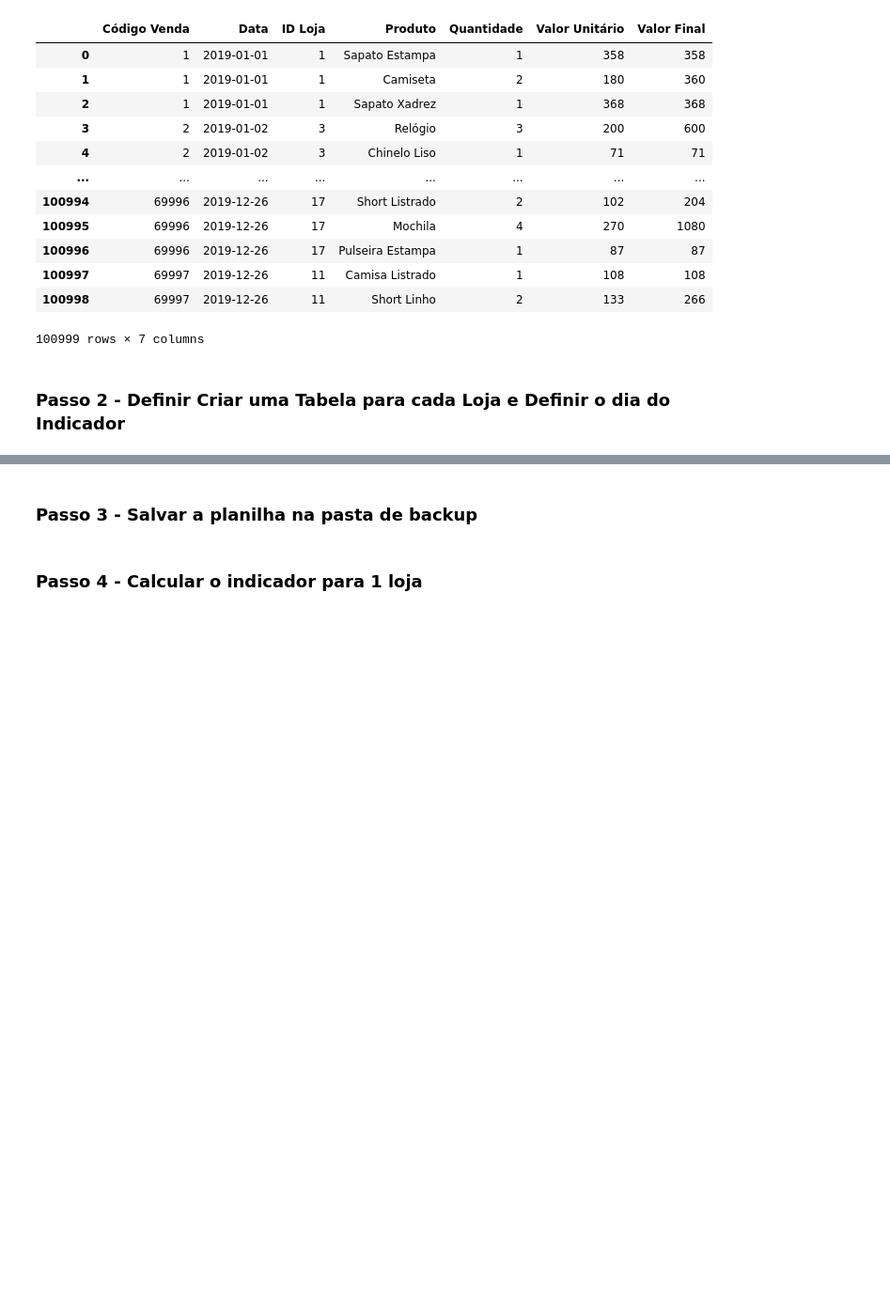
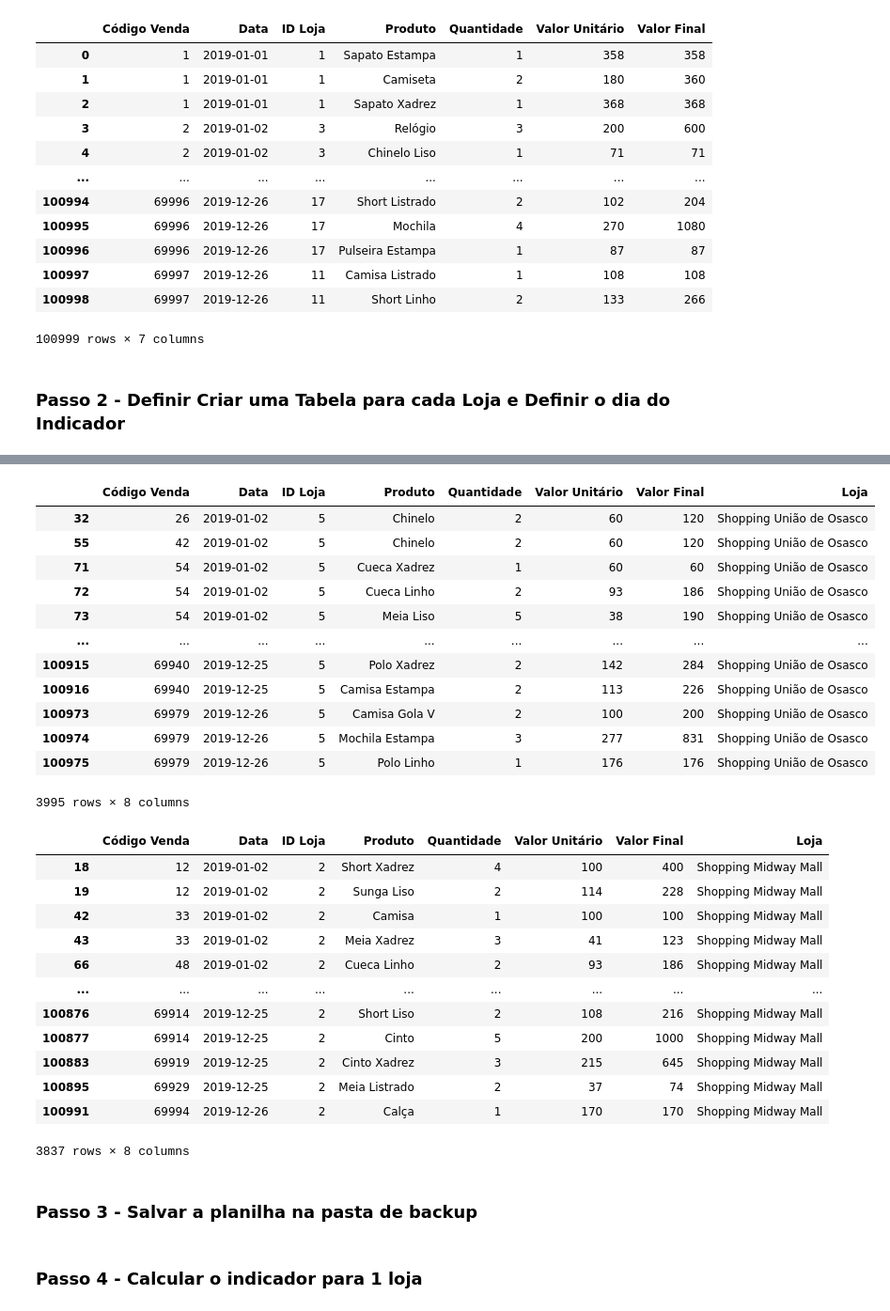
Before and after one commit to gustavocaldonho/automacaoDeProcessos, a Jupyter notebook: Automacao de Processo.ipynb, the cells around one changed output, grey strips where cells are left out. Shown at 94% size. Drawn from its saved outputs; the diff is of its cells as text; code cells hidden in the pictures; blank space fills up the shorter version.

```diff
--- a/Automacao de Processo.ipynb
+++ b/Automacao de Processo.ipynb
@@ -62,3 +80,38 @@ display(vendas)
+# %%
+dicionario_lojas = {}
+
+for loja in lojas['Loja']:
+    dicionario_lojas[loja] = vendas.loc[vendas['Loja'] == loja, :] #linhas e colunas (':' significa todas as colunas)
+
+# display(dicionario_lojas['Shopping União de Osasco'])
+# display(dicionario_lojas['Shopping Midway Mall'])
+# %% [output]
+|  | Código Venda | Data | ID Loja | Produto | Quantidade | Valor Unitário | Valor Final | Loja |
+| 32 | 26 | 2019-01-02 | 5 | Chinelo | 2 | 60 | 120 | Shopping União de Osasco |
+| 55 | 42 | 2019-01-02 | 5 | Chinelo | 2 | 60 | 120 | Shopping União de Osasco |
+| 71 | 54 | 2019-01-02 | 5 | Cueca Xadrez | 1 | 60 | 60 | Shopping União de Osasco |
+| 72 | 54 | 2019-01-02 | 5 | Cueca Linho | 2 | 93 | 186 | Shopping União de Osasco |
+| 73 | 54 | 2019-01-02 | 5 | Meia Liso | 5 | 38 | 190 | Shopping União de Osasco |
+| ... | ... | ... | ... | ... | ... | ... | ... | ... |
+| 100915 | 69940 | 2019-12-25 | 5 | Polo Xadrez | 2 | 142 | 284 | Shopping União de Osasco |
+| 100916 | 69940 | 2019-12-25 | 5 | Camisa Estampa | 2 | 113 | 226 | Shopping União de Osasco |
+| 100973 | 69979 | 2019-12-26 | 5 | Camisa Gola V | 2 | 100 | 200 | Shopping União de Osasco |
+| 100974 | 69979 | 2019-12-26 | 5 | Mochila Estampa | 3 | 277 | 831 | Shopping União de Osasco |
+| 100975 | 69979 | 2019-12-26 | 5 | Polo Linho | 1 | 176 | 176 | Shopping União de Osasco |
+3995 rows × 8 columns
+|  | Código Venda | Data | ID Loja | Produto | Quantidade | Valor Unitário | Valor Final | Loja |
+| 18 | 12 | 2019-01-02 | 2 | Short Xadrez | 4 | 100 | 400 | Shopping Midway Mall |
+| 19 | 12 | 2019-01-02 | 2 | Sunga Liso | 2 | 114 | 228 | Shopping Midway Mall |
+| 42 | 33 | 2019-01-02 | 2 | Camisa | 1 | 100 | 100 | Shopping Midway Mall |
+| 43 | 33 | 2019-01-02 | 2 | Meia Xadrez | 3 | 41 | 123 | Shopping Midway Mall |
+| 66 | 48 | 2019-01-02 | 2 | Cueca Linho | 2 | 93 | 186 | Shopping Midway Mall |
+| ... | ... | ... | ... | ... | ... | ... | ... | ... |
+| 100876 | 69914 | 2019-12-25 | 2 | Short Liso | 2 | 108 | 216 | Shopping Midway Mall |
+| 100877 | 69914 | 2019-12-25 | 2 | Cinto | 5 | 200 | 1000 | Shopping Midway Mall |
+| 100883 | 69919 | 2019-12-25 | 2 | Cinto Xadrez | 3 | 215 | 645 | Shopping Midway Mall |
+| 100895 | 69929 | 2019-12-25 | 2 | Meia Listrado | 2 | 37 | 74 | Shopping Midway Mall |
+| 100991 | 69994 | 2019-12-26 | 2 | Calça | 1 | 170 | 170 | Shopping Midway Mall |
+3837 rows × 8 columns
 # %% [markdown]
 ### Passo 3 - Salvar a planilha na pasta de backup
 # %% [markdown]
```
Also changed, not shown: parts of 1 cell of this notebook.
